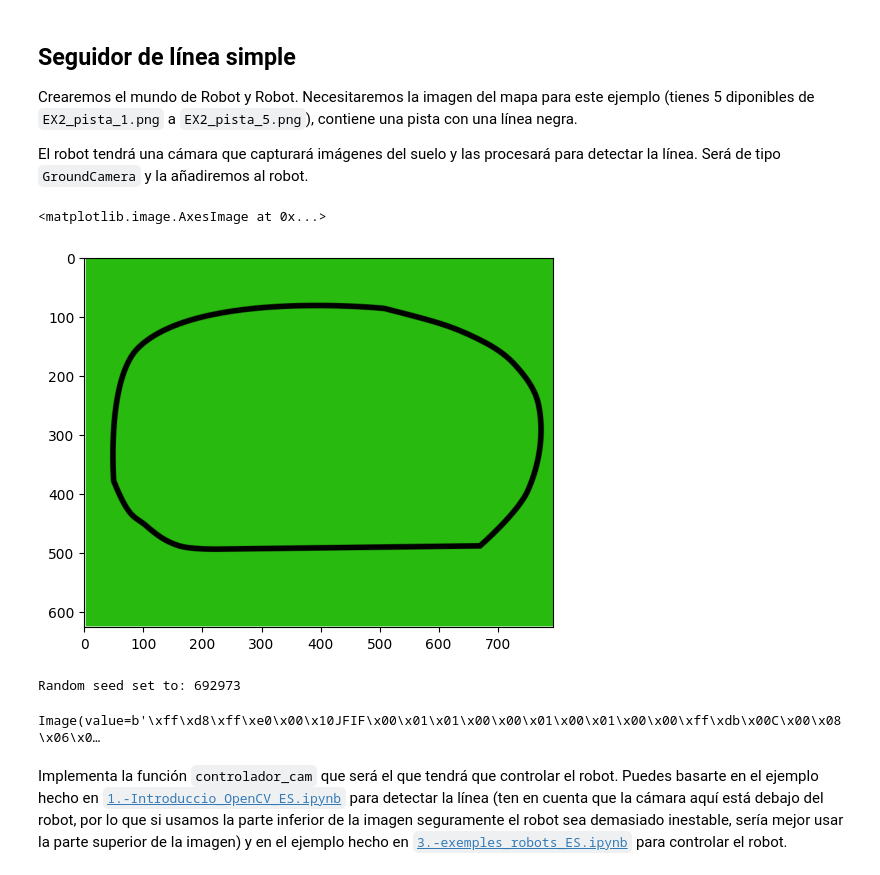
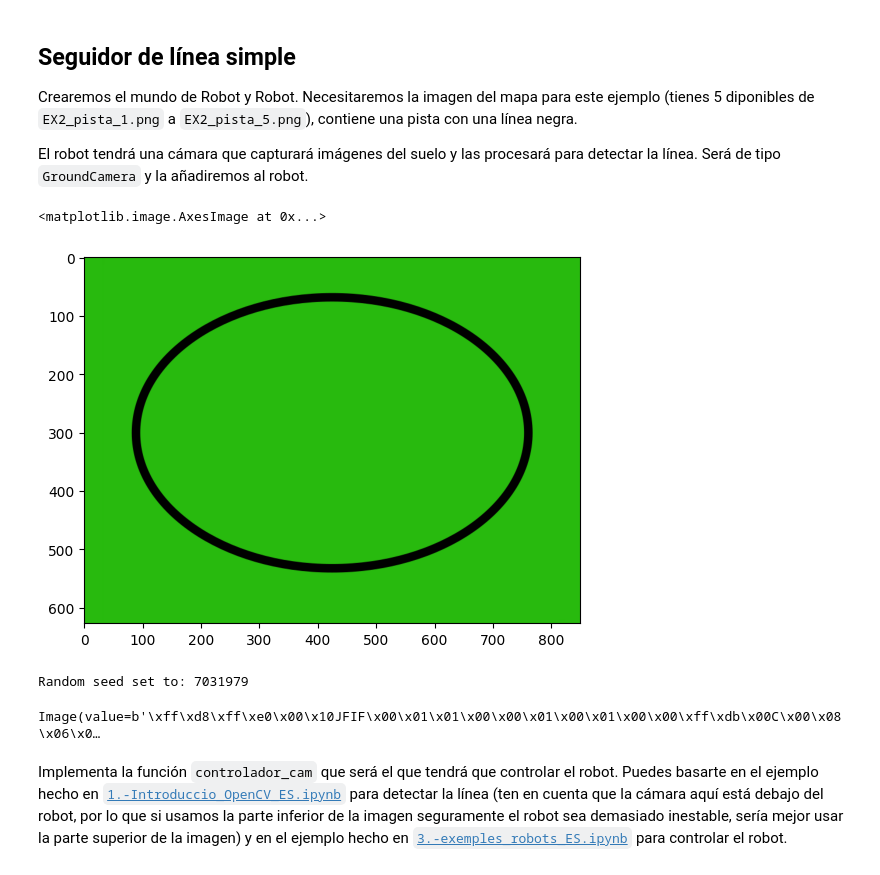
Before and after one commit to yuu067/MIA-IABD-2425, a Jupyter notebook: UD04/notebooks/EX2.-navegant_camera_ES.ipynb, the cells around one changed output. Cells and saved outputs as stored; diff of their text form; code cells hidden in the pictures.

```diff
--- a/UD04/notebooks/EX2.-navegant_camera_ES.ipynb
+++ b/UD04/notebooks/EX2.-navegant_camera_ES.ipynb
@@ -40,28 +40,28 @@ Crearemos el mundo de Robot y Robot. Necesitaremos la imagen del mapa para este
 
 El robot tendrá una cámara que capturará imágenes del suelo y las procesará para detectar la línea. Será de tipo `GroundCamera` y la añadiremos al robot.
 # %%
-nom_imatge = "EX2_pista_3.png"
+nom_imatge = "EX2_pista_4.png"
 
 # Cargamos la imagen en una variable
 
 img = cv2.imread(nom_imatge)
 
 # Mostramos la imagen
 plt.imshow(cv2.cvtColor(img, cv2.COLOR_BGR2RGB))
 # %% [output]
 <matplotlib.image.AxesImage at 0x...>
-[figure, old version]
+[figure, new version]
 # %%
 world = bots.World(230, 180, boundary_wall_color="yellow", ground_image_filename=nom_imatge)
 
-robot = bots.Scribbler(x=15, y=90, a=90)
+robot = bots.Scribbler(x=25, y=90, a=90)
 robot.add_device(bots.GroundCamera(width=70, height=50))
 
 world.add_robot(robot)
 
 world.watch()
 # %% [output]
-Random seed set to: 692973
+Random seed set to: 7031979
 Image(value=b'\xff\xd8\xff\xe0\x00\x10JFIF\x00\x01\x01\x00\x00\x01\x00\x01\x00\x00\xff\xdb\x00C\x00\x08\x06\x0…
 # %% [markdown]
 Implementa la función `controlador_cam` que será el que tendrá que controlar el robot. Puedes basarte en el ejemplo hecho en [`1.-Introduccio_OpenCV_ES.ipynb`](https://colab.research.google.com/github/martinezpenya/MIA-IABD-2425/blob/main/UD04/notebooks/1.-Introduccio_OpenCV_ES.ipynb) para detectar la línea (ten en cuenta que la cámara aquí está debajo del robot, por lo que si usamos la parte inferior de la imagen seguramente el robot sea demasiado inestable, sería mejor usar la parte superior de la imagen) y en el ejemplo hecho en [`3.-exemples_robots_ES.ipynb`](https://colab.research.google.com/github/martinezpenya/MIA-IABD-2425/blob/main/UD04/notebooks/3.-exemples_robots_ES.ipynb) para controlar el robot.
```
Also changed, not shown: parts of 1 cell of this notebook.
